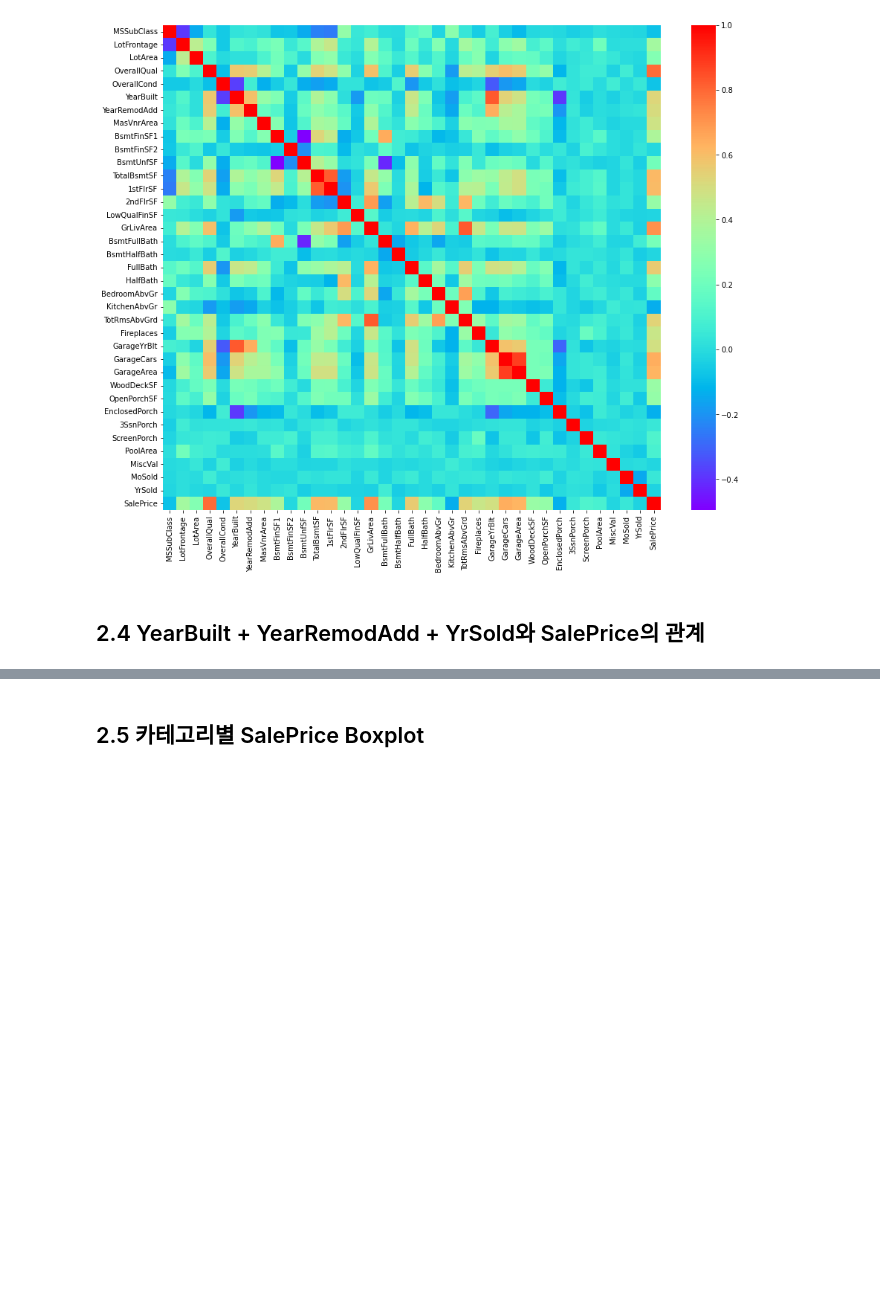
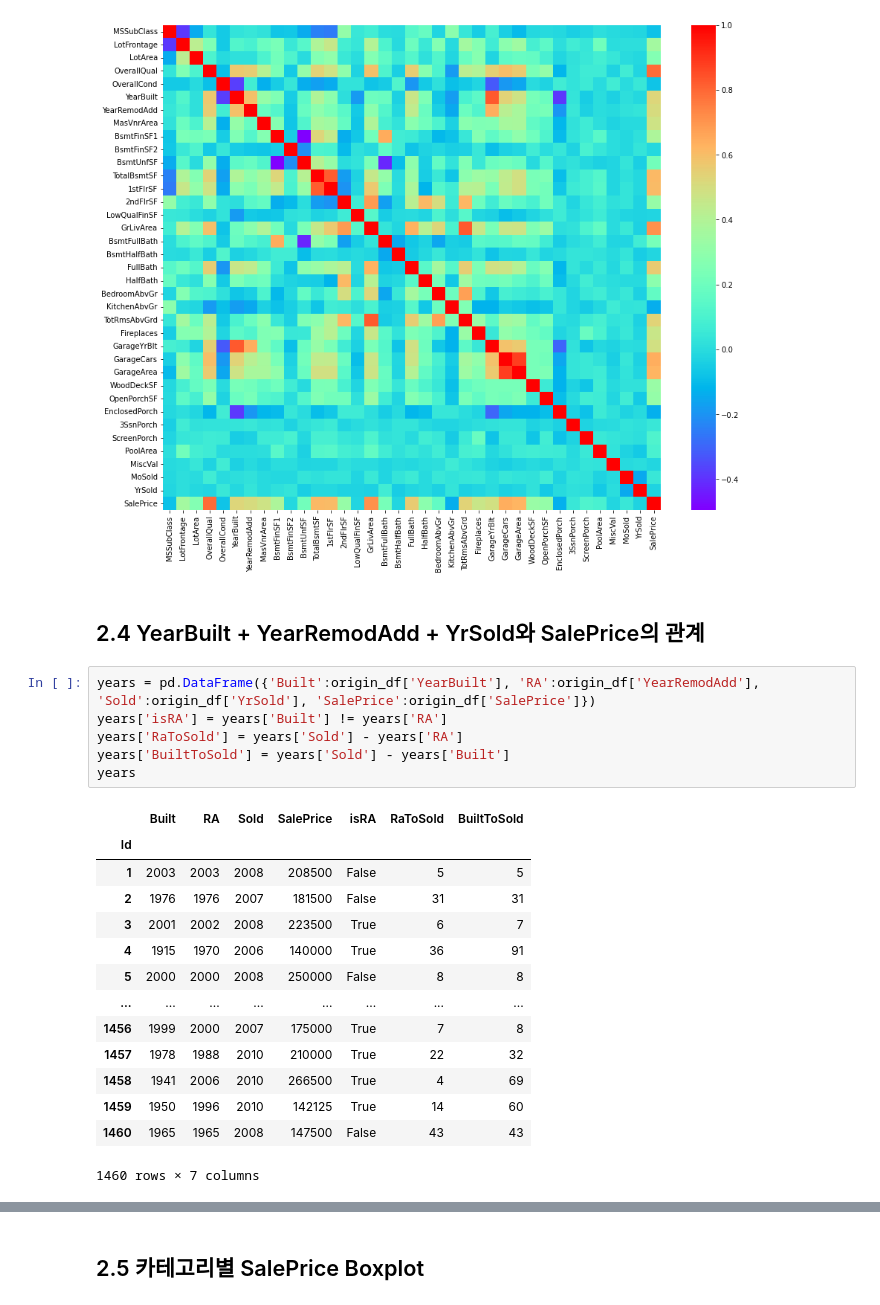
Before and after one commit to nsms556/Kaggle-House, a Jupyter notebook: house.ipynb, the cells around one changed output, grey strips where cells are left out. Saved outputs shown, nothing was run; the diff lists cells and outputs as text; blank space fills up the shorter version.

```diff
--- a/house.ipynb
+++ b/house.ipynb
@@ -107,3 +116,24 @@ plt.show()
 [figure]
 # %% [markdown]
 ## 2.4 YearBuilt + YearRemodAdd + YrSold와 SalePrice의 관계
+# %%
+years = pd.DataFrame({'Built':origin_df['YearBuilt'], 'RA':origin_df['YearRemodAdd'], 'Sold':origin_df['YrSold'], 'SalePrice':origin_df['SalePrice']})
+years['isRA'] = years['Built'] != years['RA']
+years['RaToSold'] = years['Sold'] - years['RA']
+years['BuiltToSold'] = years['Sold'] - years['Built']
+years
+# %% [output]
+|  | Built | RA | Sold | SalePrice | isRA | RaToSold | BuiltToSold |
+| Id |  |  |  |  |  |  |  |
+| 1 | 2003 | 2003 | 2008 | 208500 | False | 5 | 5 |
+| 2 | 1976 | 1976 | 2007 | 181500 | False | 31 | 31 |
+| 3 | 2001 | 2002 | 2008 | 223500 | True | 6 | 7 |
+| 4 | 1915 | 1970 | 2006 | 140000 | True | 36 | 91 |
+| 5 | 2000 | 2000 | 2008 | 250000 | False | 8 | 8 |
+| ... | ... | ... | ... | ... | ... | ... | ... |
+| 1456 | 1999 | 2000 | 2007 | 175000 | True | 7 | 8 |
+| 1457 | 1978 | 1988 | 2010 | 210000 | True | 22 | 32 |
+| 1458 | 1941 | 2006 | 2010 | 266500 | True | 4 | 69 |
+| 1459 | 1950 | 1996 | 2010 | 142125 | True | 14 | 60 |
+| 1460 | 1965 | 1965 | 2008 | 147500 | False | 43 | 43 |
+1460 rows × 7 columns
```
Also changed, not shown: parts of 24 cells of this notebook.
